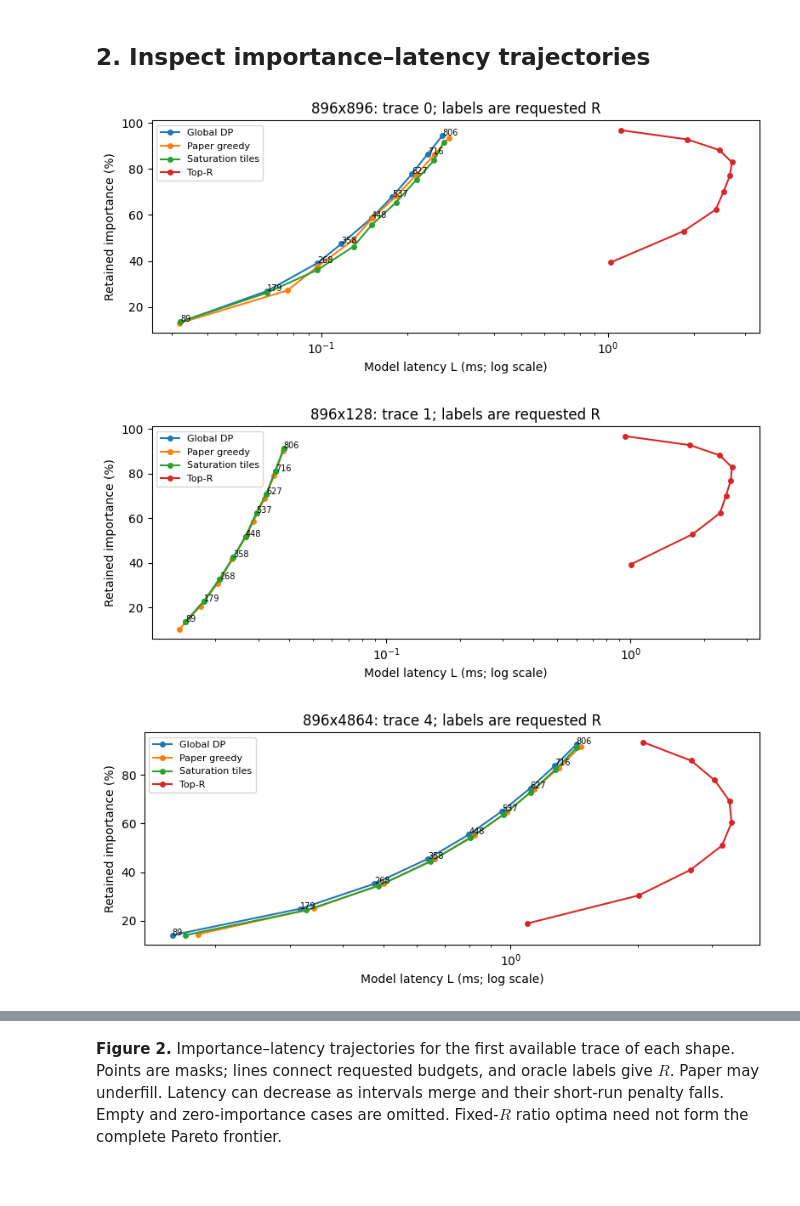
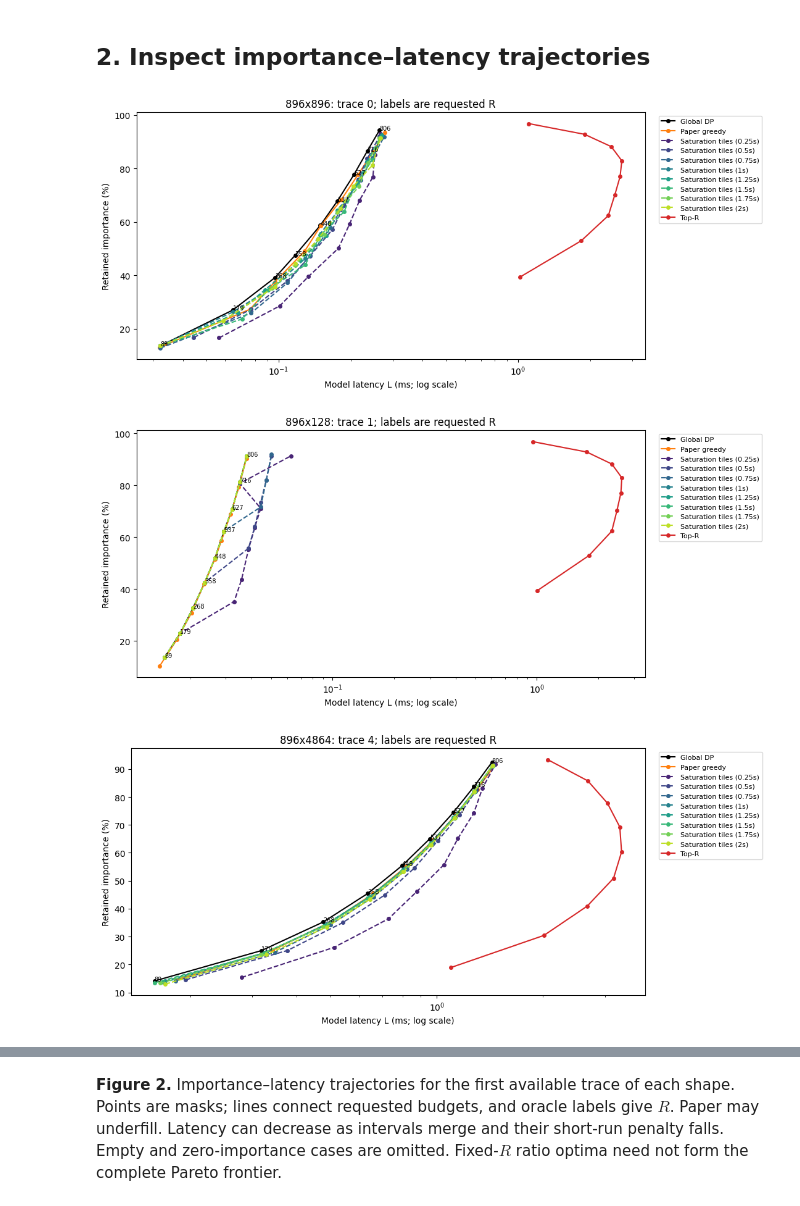
Before and after one commit to yabsed/vlm-in-flash-jupyter, a Jupyter notebook: results/02/02_analyze_oracle.ipynb, the cells around one changed output, grey strips where cells are left out. Saved outputs shown, nothing was run; the diff lists cells and outputs as text; code cells hidden in the pictures.

```diff
--- a/results/02/02_analyze_oracle.ipynb
+++ b/results/02/02_analyze_oracle.ipynb
@@ -16,6 +16,16 @@ import matplotlib.pyplot as plt
 RESULTS = Path("oracle_results_fixed_r.csv")
 # %%
 results = pd.read_csv(RESULTS)
+tile_methods = [f"Saturation tiles ({scale:g}s)" for scale in np.arange(1, 9) / 4]
+missing = set(tile_methods) - set(results.method)
+if missing:
+    raise ValueError("Rerun 02_global_oracle.ipynb to generate the tile-width sweep; "
+                     f"missing methods: {sorted(missing)}")
+method_order = ["Global DP", "Paper greedy", *tile_methods, "Top-R"]
+results["method"] = pd.Categorical(results.method, categories=method_order, ordered=True)
+results = results.sort_values(["trace_id", "fraction", "method"])
+method_colors = {"Global DP": "black", "Paper greedy": "tab:orange", "Top-R": "tab:red"}
+method_colors.update(zip(tile_methods, plt.cm.viridis(np.linspace(.1, .9, len(tile_methods)))))
 results.head()
 # %% [output]
 |  | trace_id | shape | prompt | fraction | N | R_nominal | R_selected | fill_pct | method | status | ... |
@@ -77,21 +88,22 @@ summary.round(3)
 # %%
 for shape, data in frame.groupby("shape", sort=False):
     points = data[data.trace_id == data.trace_id.min()]
-    plt.figure(figsize=(8, 3.5))
-    for name, group in points.groupby("method", sort=False):
+    plt.figure(figsize=(11, 5))
+    for name, group in points.groupby("method", sort=False, observed=True):
         group = group.sort_values("fraction")
-        plt.plot(group.latency, group.retained_pct, "o-", label=name, ms=4)
+        plt.plot(group.latency, group.retained_pct, "o", label=name, ms=4,
+                 color=method_colors[name], linestyle="--" if name in tile_methods else "-")
         if name == "Global DP":
             for row in group.itertuples():
                 plt.annotate(str(row.R_nominal), (row.latency, row.retained_pct), fontsize=7)
     plt.xscale("log")
     plt.xlabel("Model latency L (ms; log scale)")
     plt.ylabel("Retained importance (%)")
     plt.title(f"{shape}: trace {points.trace_id.iloc[0]}; labels are requested R")
-    plt.legend(fontsize=8)
+    plt.legend(fontsize=8, bbox_to_anchor=(1.02, 1), loc="upper left")
     plt.tight_layout()
     plt.show()
 # %% [output]
-[figure, old version]
+[figure, new version]
-[figure, old version]
+[figure, new version]
-[figure, old version]
+[figure, new version]
```
Also changed, not shown: parts of 9 cells of this notebook, 2 other files.
